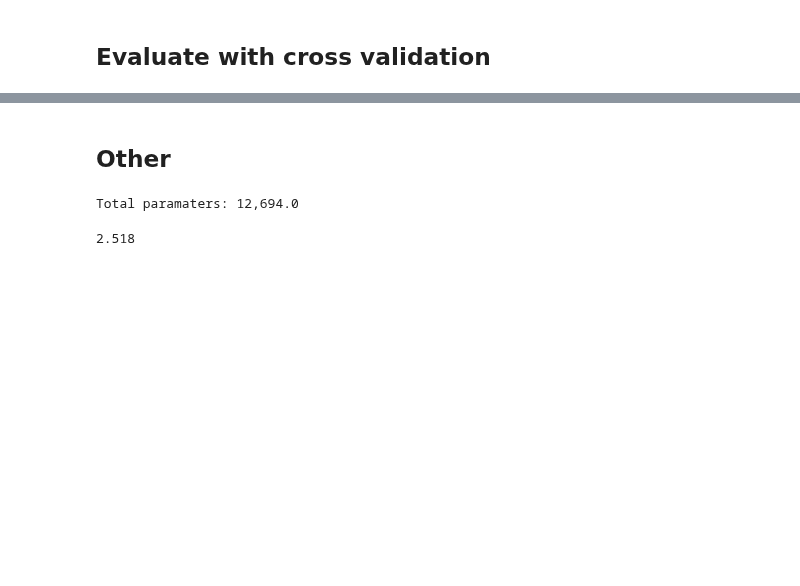
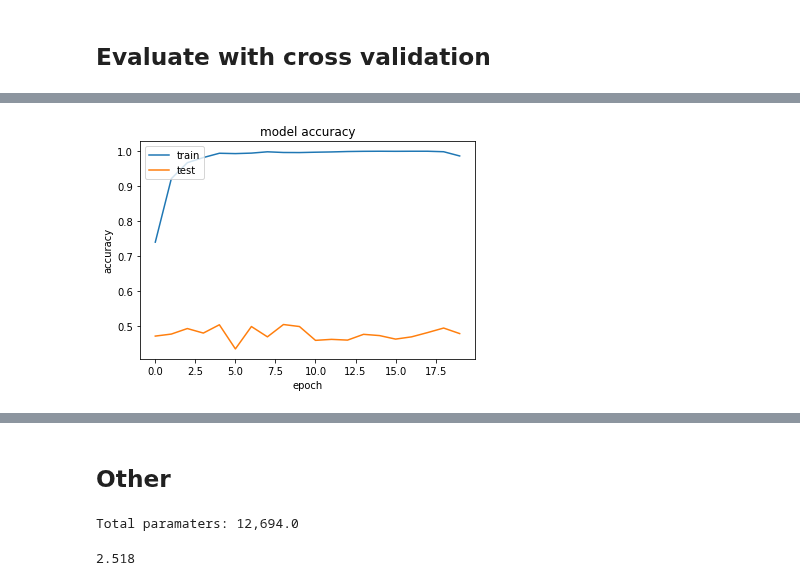
Before and after one commit to mirgee/thesis_project, a Jupyter notebook: notebooks/13b-models.ipynb, the cells around one changed output, grey strips where cells are left out. Saved outputs shown, nothing was run; the diff lists cells and outputs as text; code cells hidden in the pictures; blank space fills up the shorter version.

```diff
--- a/notebooks/13b-models.ipynb
+++ b/notebooks/13b-models.ipynb
@@ -433,0 +503,99 @@ KeyboardInterrupt
+# %%
+from sklearn.model_selection import StratifiedKFold
+import keras as k
+import numpy
+from sklearn.model_selection import GridSearchCV, train_test_split
+from data.data_files import CHANNEL_NAMES, DataKind, files_builder
+from keras.utils import to_categorical
+from keras.callbacks import ModelCheckpoint
+from keras.models import load_model
+from models import activity_paper, deep, low_tri_fc, model_1, nikitas, shallow, temp, vgg_like, train
+from importlib import reload
+
+class_label = 'dep'
+trial = 'a'
+batch_size= 128
+num_epochs = 20
+test_size = 0.2
+seed = 123
+show_dists = True
+join_train_val = False
+fb = files_builder(DataKind('direct'), subfolder=())
+mchp_filepath = '/home/kovar/thesis_project/data/models/weights_result_best.hdf5'
+metapklpath = os.path.join(LABELED_ROOT, 'processed', 'meta', 'meta.pkl')
+
+numpy.random.seed(seed)
+metapkl = pd.read_pickle(metapklpath)
+
+indeces, labels = get_indeces_and_labels(metapkl.index.values, list(metapkl[class_label].values), trial=trial)
+unique, counts = np.unique(labels, return_counts=True)
+print('All samples: ', dict(zip(unique, counts)))
+
+kfold = StratifiedKFold(n_splits=5, shuffle=True, random_state=seed)
+try:
+    os.remove(mchp_filepath)
+except:
+    pass
+cvscores = []
+for i, (train, test) in enumerate(kfold.split(indeces, labels)):
+
+    if join_train_val:
+        tv_filenames, tv_labels = filenames_and_labels_from_indeces(indeces[train], fb, class_label)
+        training_filenames, validation_filenames, training_labels, validation_labels = \
+            train_test_split(tv_filenames, tv_labels, test_size=test_size, random_state=seed)
+    else:
+        training_indeces, validation_indeces = \
+            train_test_split(indeces[train], test_size=test_size, random_state=seed)
+        training_filenames, training_labels = filenames_and_labels_from_indeces(training_indeces, fb, class_label)
+        validation_filenames, validation_labels = filenames_and_labels_from_indeces(validation_indeces, fb, class_label)
+
+    test_filenames, test_labels = filenames_and_labels_from_indeces(indeces[test], fb, class_label)
+    if show_dists:
+        show_class_dists(training_labels, test_labels, validation_labels)
+    training_labels = to_categorical(training_labels, num_classes=2, dtype=int)
+    validation_labels = to_categorical(validation_labels, num_classes=2, dtype=int)
+    test_labels = to_categorical(test_labels, num_classes=2, dtype=int)
+
+    training_batch_generator = batch_generator(training_filenames, training_labels, batch_size)
+    validation_batch_generator = batch_generator(validation_filenames, validation_labels, batch_size)
+    test_batch_generator = batch_generator(test_filenames, test_labels, batch_size)
+
+    mcp = ModelCheckpoint(mchp_filepath, save_best_only=True, monitor='val_acc', save_weights_only=False)
+    model = shallow.shal_model(in_chans=19, input_time_length=1024, drop_prob=0.5)
+    # model = temp.temp_model()
+    model.compile(
+        # optimizer=k.optimizers.SGD(lr=0.01, momentum=0.99, decay=1e-5, nesterov=True),
+        # optimizer=k.optimizers.RMSprop(lr=0.001, rho=0.9, epsilon=None, decay=0.0),
+        optimizer=k.optimizers.Adam(lr=0.001, beta_1=0.9, beta_2=0.999, epsilon=None, decay=0.0, amsgrad=False),
+        loss=k.losses.binary_crossentropy,
+        metrics=['accuracy'],
+        # loss_weights=None,
+        # sample_weight_mode=None,
+        # weighted_metrics=None,
+        # target_tensors=None
+    )
+    print('FOLD ', i+1)
+    history = model.fit_generator(generator=training_batch_generator,
+                                          steps_per_epoch=len(training_batch_generator),
+                                          epochs=num_epochs,
+                                          verbose=1,
+                                          validation_data=validation_batch_generator,
+                                          validation_steps=len(validation_batch_generator),
+                                          callbacks=[
+                                              mcp,
+                                          #     # EarlyStopping(patience=4),
+                                          #      k.callbacks.ReduceLROnPlateau(
+                                          #          monitor='val_loss', factor=0.2, patience=5, min_lr=0.001)
+                                          ],
+                                          use_multiprocessing=True,
+                                          workers=8,
+                                          max_queue_size=32)
+    plot_history(history)
+    model = load_model(mchp_filepath)
+    # Here I may loop per persons in test set and report average accuracy per person instead of overall accuracy
+    scores = model.evaluate_generator(test_batch_generator, steps=None, max_queue_size=10, workers=1,
+                             use_multiprocessing=False, verbose=0)
+    print("%s: %.2f%%" % (model.metrics_names[1], scores[1]*100))
+    cvscores.append(scores[1] * 100)
+print("%.2f%% (+/- %.2f%%)" % (np.mean(cvscores), np.std(cvscores)))
+# %% [output]
@@ -433,0 +624 @@ KeyboardInterrupt
+[figure, added]
```
Also changed, not shown: parts of 15 cells of this notebook, 1 other file.
